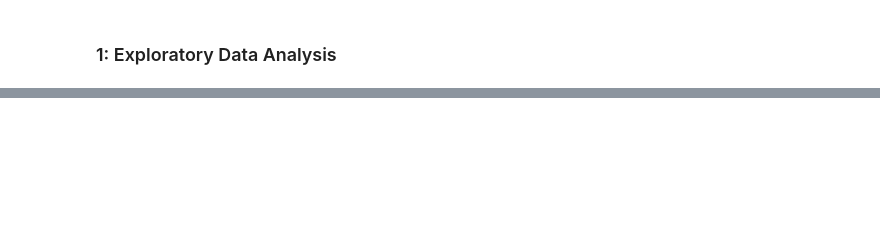
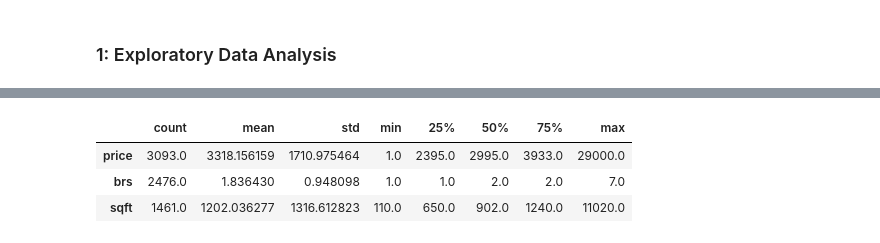
Before and after one commit to haleyej/SI_370_Homework_7, a Jupyter notebook: homework_7.ipynb, the cells around one changed output, grey strips where cells are left out. Cells and saved outputs as stored; diff of their text form; code cells hidden in the pictures; blank space fills up the shorter version.

```diff
--- a/homework_7.ipynb
+++ b/homework_7.ipynb
@@ -19,0 +57,7 @@ AttributeError: module 'pandas' has no attribute 'read'
+# %%
+df.describe().T
+# %% [output]
+|  | count | mean | std | min | 25% | 50% | 75% | max |
+| price | 3093.0 | 3318.156159 | 1710.975464 | 1.0 | 2395.0 | 2995.0 | 3933.0 | 29000.0 |
+| brs | 2476.0 | 1.836430 | 0.948098 | 1.0 | 1.0 | 2.0 | 2.0 | 7.0 |
+| sqft | 1461.0 | 1202.036277 | 1316.612823 | 110.0 | 650.0 | 902.0 | 1240.0 | 11020.0 |
```
Also changed, not shown: parts of 26 cells of this notebook.
